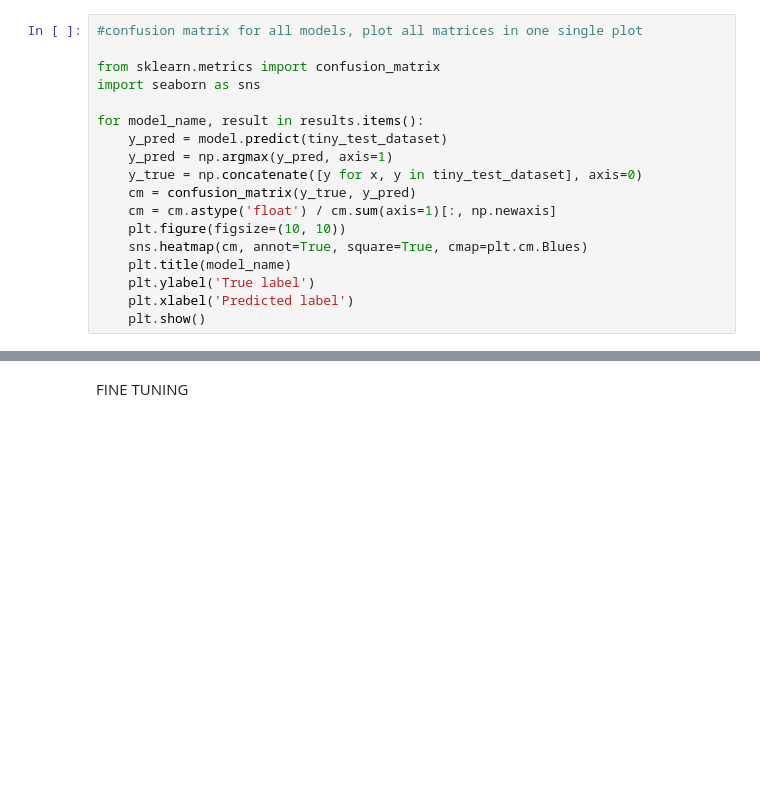
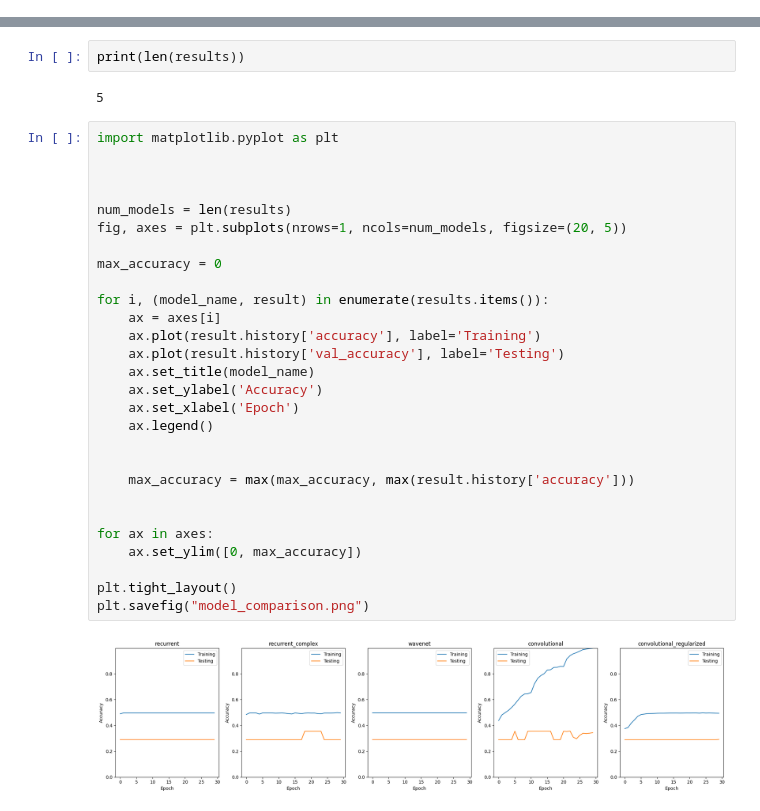
Before and after one commit to AndreCorreaSantos/Movement_EEG, a Jupyter notebook: master.ipynb, the cells around one changed output, grey strips where cells are left out. Saved outputs shown, nothing was run; the diff lists cells and outputs as text; blank space fills up the shorter version.

```diff
--- a/master.ipynb
+++ b/master.ipynb
@@ -128,18 +95,0 @@ for model_name, result in results.items():
-# %%
-#confusion matrix for all models, plot all matrices in one single plot
-
-from sklearn.metrics import confusion_matrix
-import seaborn as sns
-
-for model_name, result in results.items():
-    y_pred = model.predict(tiny_test_dataset)
-    y_pred = np.argmax(y_pred, axis=1)
-    y_true = np.concatenate([y for x, y in tiny_test_dataset], axis=0)
-    cm = confusion_matrix(y_true, y_pred)
-    cm = cm.astype('float') / cm.sum(axis=1)[:, np.newaxis]
-    plt.figure(figsize=(10, 10))
-    sns.heatmap(cm, annot=True, square=True, cmap=plt.cm.Blues)
-    plt.title(model_name)
-    plt.ylabel('True label')
-    plt.xlabel('Predicted label')
-    plt.show()
@@ -149,2 +96,34 @@ for model_name, result in results.items():
-# %% [markdown]
-FINE TUNING
+# %%
+print(len(results))
+# %% [output]
+5
+# %%
+import matplotlib.pyplot as plt
+
+
+
+num_models = len(results)
+fig, axes = plt.subplots(nrows=1, ncols=num_models, figsize=(20, 5))
+
+max_accuracy = 0
+
+for i, (model_name, result) in enumerate(results.items()):
+    ax = axes[i]
+    ax.plot(result.history['accuracy'], label='Training')
+    ax.plot(result.history['val_accuracy'], label='Testing')
+    ax.set_title(model_name)
+    ax.set_ylabel('Accuracy')
+    ax.set_xlabel('Epoch')
+    ax.legend()
+
+
+    max_accuracy = max(max_accuracy, max(result.history['accuracy']))
+
+
+for ax in axes:
+    ax.set_ylim([0, max_accuracy])
+
+plt.tight_layout()
+plt.savefig("model_comparison.png")
+# %% [output]
+[figure, added]
```
Also changed, not shown: parts of 7 cells of this notebook, 4 other files.
